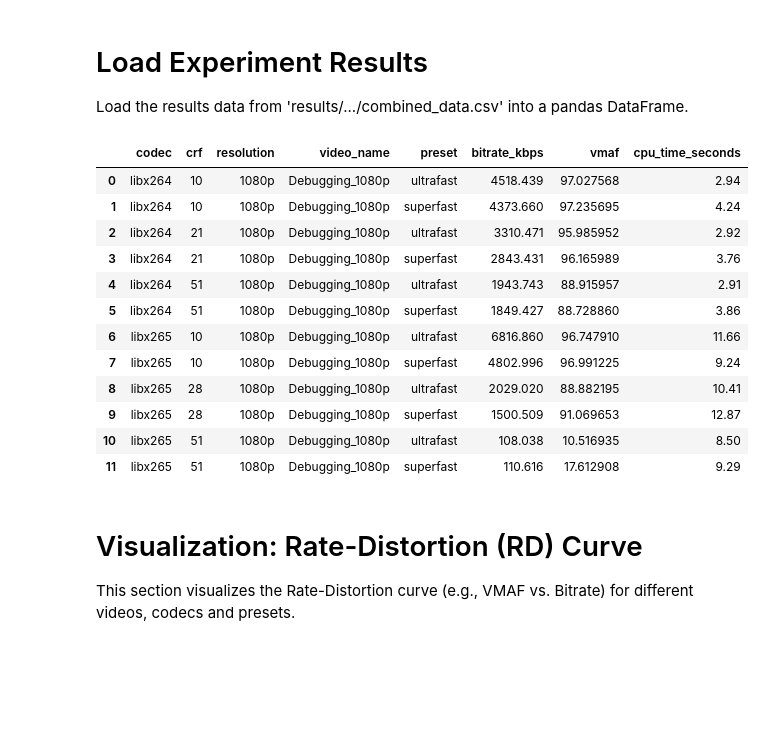
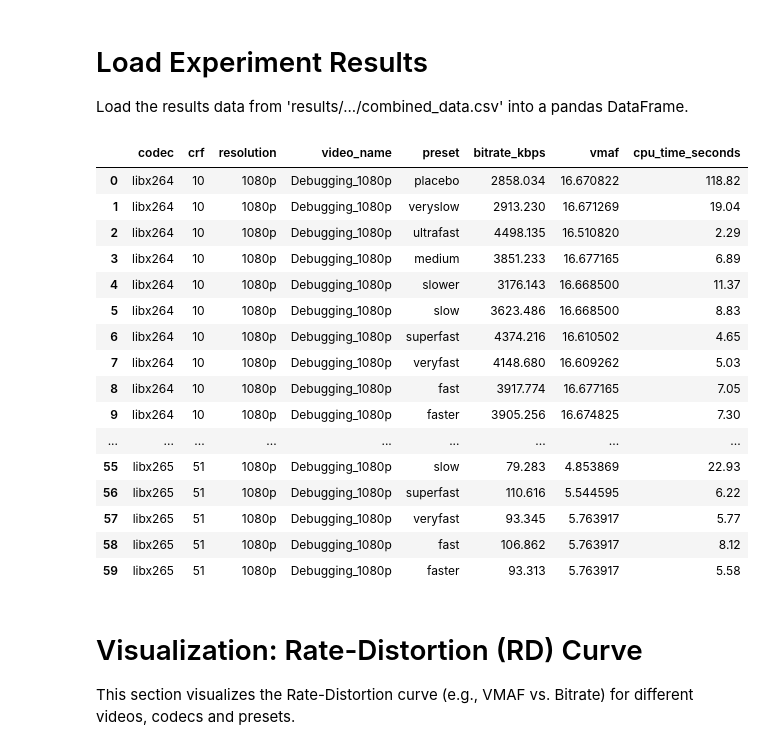
Before and after one commit to sanchezcarballlido/multimedia-benchmark, a Jupyter notebook: notebooks/analysis_experiment.ipynb, the cells around one changed output. Saved outputs shown, nothing was run; the diff lists cells and outputs as text; code cells hidden in the pictures; blank space fills up the shorter version.

```diff
--- a/notebooks/analysis_experiment.ipynb
+++ b/notebooks/analysis_experiment.ipynb
@@ -13,23 +13,27 @@ import seaborn as sns
 Load the results data from 'results/.../combined_data.csv' into a pandas DataFrame.
 # %%
 # Load experiment results
-data_path = '../results/template_experiment_2025-06-19_12-28-10/combined_data.csv'
+data_path = '../results/template_experiment_2025-06-30_11-14-17/combined_data.csv'
 df = pd.read_csv(data_path)
 df
 # %% [output]
 |  | codec | crf | resolution | video_name | preset | bitrate_kbps | vmaf | cpu_time_seconds |
-| 0 | libx264 | 10 | 1080p | Debugging_1080p | ultrafast | 4518.439 | 97.027568 | 2.94 |
-| 1 | libx264 | 10 | 1080p | Debugging_1080p | superfast | 4373.660 | 97.235695 | 4.24 |
-| 2 | libx264 | 21 | 1080p | Debugging_1080p | ultrafast | 3310.471 | 95.985952 | 2.92 |
-| 3 | libx264 | 21 | 1080p | Debugging_1080p | superfast | 2843.431 | 96.165989 | 3.76 |
-| 4 | libx264 | 51 | 1080p | Debugging_1080p | ultrafast | 1943.743 | 88.915957 | 2.91 |
-| 5 | libx264 | 51 | 1080p | Debugging_1080p | superfast | 1849.427 | 88.728860 | 3.86 |
-| 6 | libx265 | 10 | 1080p | Debugging_1080p | ultrafast | 6816.860 | 96.747910 | 11.66 |
-| 7 | libx265 | 10 | 1080p | Debugging_1080p | superfast | 4802.996 | 96.991225 | 9.24 |
-| 8 | libx265 | 28 | 1080p | Debugging_1080p | ultrafast | 2029.020 | 88.882195 | 10.41 |
-| 9 | libx265 | 28 | 1080p | Debugging_1080p | superfast | 1500.509 | 91.069653 | 12.87 |
-| 10 | libx265 | 51 | 1080p | Debugging_1080p | ultrafast | 108.038 | 10.516935 | 8.50 |
-| 11 | libx265 | 51 | 1080p | Debugging_1080p | superfast | 110.616 | 17.612908 | 9.29 |
+| 0 | libx264 | 10 | 1080p | Debugging_1080p | placebo | 2858.034 | 16.670822 | 118.82 |
+| 1 | libx264 | 10 | 1080p | Debugging_1080p | veryslow | 2913.230 | 16.671269 | 19.04 |
+| 2 | libx264 | 10 | 1080p | Debugging_1080p | ultrafast | 4498.135 | 16.510820 | 2.29 |
+| 3 | libx264 | 10 | 1080p | Debugging_1080p | medium | 3851.233 | 16.677165 | 6.89 |
+| 4 | libx264 | 10 | 1080p | Debugging_1080p | slower | 3176.143 | 16.668500 | 11.37 |
+| 5 | libx264 | 10 | 1080p | Debugging_1080p | slow | 3623.486 | 16.668500 | 8.83 |
+| 6 | libx264 | 10 | 1080p | Debugging_1080p | superfast | 4374.216 | 16.610502 | 4.65 |
+| 7 | libx264 | 10 | 1080p | Debugging_1080p | veryfast | 4148.680 | 16.609262 | 5.03 |
+| 8 | libx264 | 10 | 1080p | Debugging_1080p | fast | 3917.774 | 16.677165 | 7.05 |
+| 9 | libx264 | 10 | 1080p | Debugging_1080p | faster | 3905.256 | 16.674825 | 7.30 |
+| ... | ... | ... | ... | ... | ... | ... | ... | ... |
+| 55 | libx265 | 51 | 1080p | Debugging_1080p | slow | 79.283 | 4.853869 | 22.93 |
+| 56 | libx265 | 51 | 1080p | Debugging_1080p | superfast | 110.616 | 5.544595 | 6.22 |
+| 57 | libx265 | 51 | 1080p | Debugging_1080p | veryfast | 93.345 | 5.763917 | 5.77 |
+| 58 | libx265 | 51 | 1080p | Debugging_1080p | fast | 106.862 | 5.763917 | 8.12 |
+| 59 | libx265 | 51 | 1080p | Debugging_1080p | faster | 93.313 | 5.763917 | 5.58 |
 # %% [markdown]
 # Visualization: Rate-Distortion (RD) Curve
 This section visualizes the Rate-Distortion curve (e.g., VMAF vs. Bitrate) for different videos, codecs and presets.
```
Also changed, not shown: parts of 4 cells of this notebook, 7 other files.
